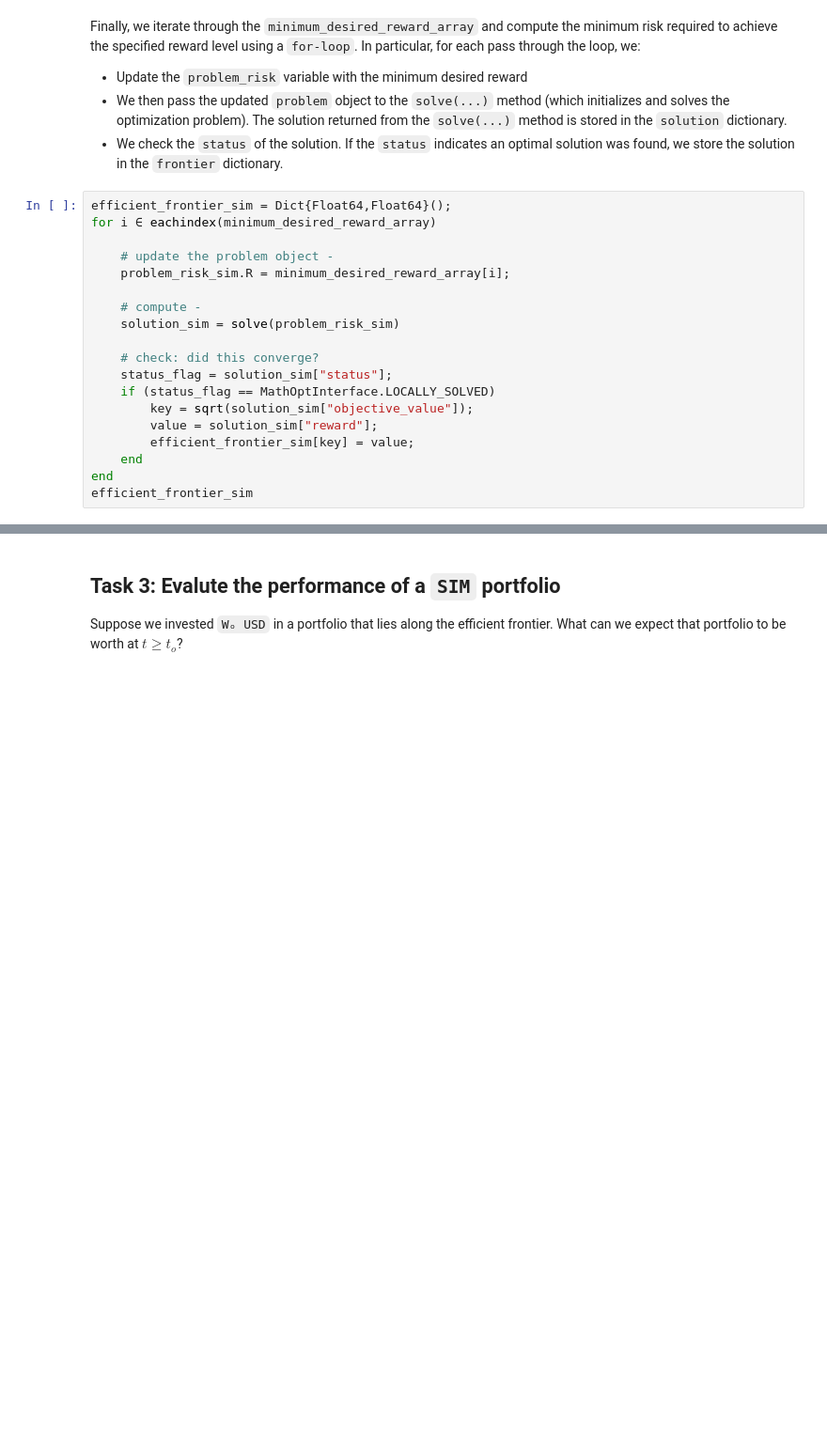
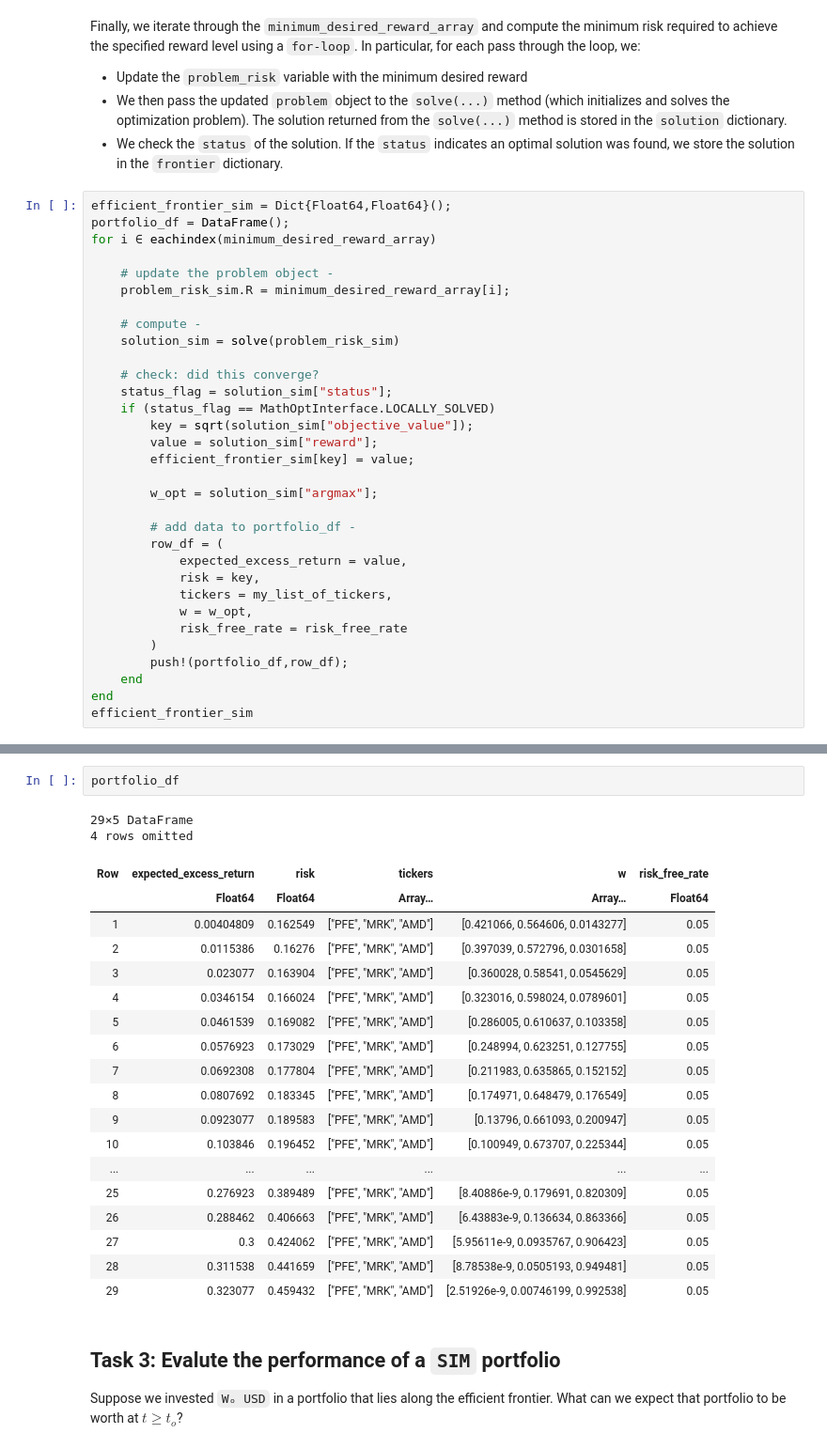
Before and after one commit to varnerlab/CHEME-5660-Examples-F23, a Jupyter notebook: CHEME-5660-L13c-MinVar-Performance.ipynb, the cells around one changed output, grey strips where cells are left out. Shown at 94% size. Saved outputs shown, nothing was run; the diff lists cells and outputs as text; blank space fills up the shorter version.

```diff
--- a/CHEME-5660-L13c-MinVar-Performance.ipynb
+++ b/CHEME-5660-L13c-MinVar-Performance.ipynb
@@ -203,6 +217,7 @@ Finally, we iterate through the `minimum_desired_reward_array` and compute the m
 * We check the `status` of the solution. If the `status` indicates an optimal solution was found, we store the solution in the `frontier` dictionary.
 # %%
 efficient_frontier_sim = Dict{Float64,Float64}();
+portfolio_df = DataFrame();
 for i ∈ eachindex(minimum_desired_reward_array)
 
     # update the problem object -
@@ -217,6 +232,18 @@ for i ∈ eachindex(minimum_desired_reward_array)
         key = sqrt(solution_sim["objective_value"]);
         value = solution_sim["reward"];
         efficient_frontier_sim[key] = value;
+
+        w_opt = solution_sim["argmax"];
+
+        # add data to portfolio_df -
+        row_df = (
+            expected_excess_return = value,
+            risk = key,
+            tickers = my_list_of_tickers,
+            w = w_opt,
+            risk_free_rate = risk_free_rate
+        )
+        push!(portfolio_df,row_df);
     end
 end
 efficient_frontier_sim
@@ -249,3 +281,26 @@ scatter!(efficient_frontier_sim, label="", c=:white, mec=:red, ms=3)
+# %%
+portfolio_df
+# %% [output]
+29×5 DataFrame
+4 rows omitted
+| Row | expected_excess_return | risk | tickers | w | risk_free_rate |
+|  | Float64 | Float64 | Array… | Array… | Float64 |
+| 1 | 0.00404809 | 0.162549 | ["PFE", "MRK", "AMD"] | [0.421066, 0.564606, 0.0143277] | 0.05 |
+| 2 | 0.0115386 | 0.16276 | ["PFE", "MRK", "AMD"] | [0.397039, 0.572796, 0.0301658] | 0.05 |
+| 3 | 0.023077 | 0.163904 | ["PFE", "MRK", "AMD"] | [0.360028, 0.58541, 0.0545629] | 0.05 |
+| 4 | 0.0346154 | 0.166024 | ["PFE", "MRK", "AMD"] | [0.323016, 0.598024, 0.0789601] | 0.05 |
+| 5 | 0.0461539 | 0.169082 | ["PFE", "MRK", "AMD"] | [0.286005, 0.610637, 0.103358] | 0.05 |
+| 6 | 0.0576923 | 0.173029 | ["PFE", "MRK", "AMD"] | [0.248994, 0.623251, 0.127755] | 0.05 |
+| 7 | 0.0692308 | 0.177804 | ["PFE", "MRK", "AMD"] | [0.211983, 0.635865, 0.152152] | 0.05 |
+| 8 | 0.0807692 | 0.183345 | ["PFE", "MRK", "AMD"] | [0.174971, 0.648479, 0.176549] | 0.05 |
+| 9 | 0.0923077 | 0.189583 | ["PFE", "MRK", "AMD"] | [0.13796, 0.661093, 0.200947] | 0.05 |
+| 10 | 0.103846 | 0.196452 | ["PFE", "MRK", "AMD"] | [0.100949, 0.673707, 0.225344] | 0.05 |
+| ... | ... | ... | ... | ... | ... |
+| 25 | 0.276923 | 0.389489 | ["PFE", "MRK", "AMD"] | [8.40886e-9, 0.179691, 0.820309] | 0.05 |
+| 26 | 0.288462 | 0.406663 | ["PFE", "MRK", "AMD"] | [6.43883e-9, 0.136634, 0.863366] | 0.05 |
+| 27 | 0.3 | 0.424062 | ["PFE", "MRK", "AMD"] | [5.95611e-9, 0.0935767, 0.906423] | 0.05 |
+| 28 | 0.311538 | 0.441659 | ["PFE", "MRK", "AMD"] | [8.78538e-9, 0.0505193, 0.949481] | 0.05 |
+| 29 | 0.323077 | 0.459432 | ["PFE", "MRK", "AMD"] | [2.51926e-9, 0.00746199, 0.992538] | 0.05 |
 # %% [markdown]
 ## Task 3: Evalute the performance of a `SIM` portfolio
 Suppose we invested `Wₒ USD` in a portfolio that lies along the efficient frontier. What can we expect that portfolio to be worth at $t\geq{t_{o}}$?
```
Also changed, not shown: parts of 13 cells of this notebook, 3 other files.
